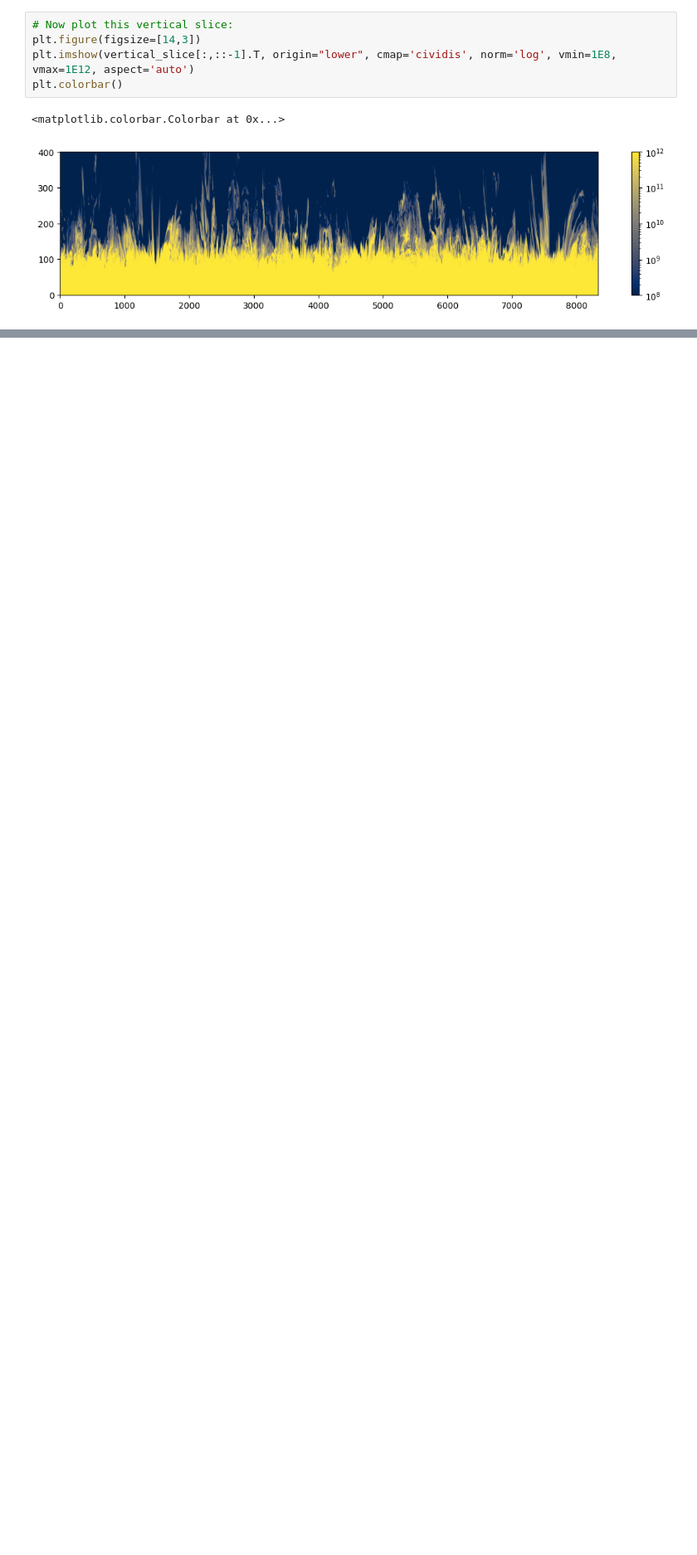
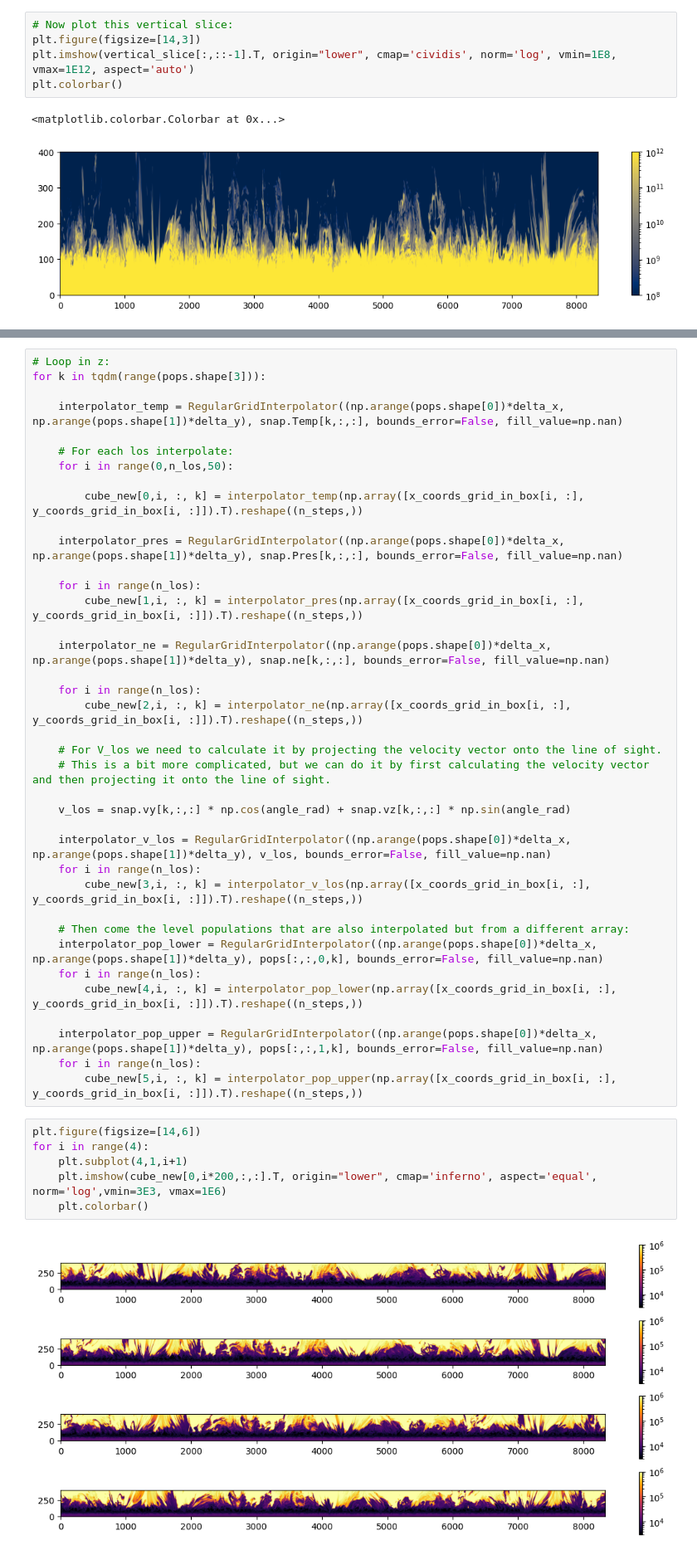
Before and after one commit to ivanzmilic/offlimb_3D_modeling, a Jupyter notebook: extend_cube.ipynb, the cells around one changed output, grey strips where cells are left out. Shown at 83% size. Saved outputs shown, nothing was run; the diff lists cells and outputs as text; blank space fills up the shorter version.

Commit message:
Extended things to interpolate everything so tomorrow we can synth stuff

```diff
--- a/extend_cube.ipynb
+++ b/extend_cube.ipynb
@@ -125,0 +215,46 @@ plt.colorbar()
+# %%
+# Loop in z:
+for k in tqdm(range(pops.shape[3])):
+
+    interpolator_temp = RegularGridInterpolator((np.arange(pops.shape[0])*delta_x, np.arange(pops.shape[1])*delta_y), snap.Temp[k,:,:], bounds_error=False, fill_value=np.nan)
+
+    # For each los interpolate:
+    for i in range(0,n_los,50):
+
+        cube_new[0,i, :, k] = interpolator_temp(np.array([x_coords_grid_in_box[i, :], y_coords_grid_in_box[i, :]]).T).reshape((n_steps,))
+
+    interpolator_pres = RegularGridInterpolator((np.arange(pops.shape[0])*delta_x, np.arange(pops.shape[1])*delta_y), snap.Pres[k,:,:], bounds_error=False, fill_value=np.nan)
+
+    for i in range(n_los):
+        cube_new[1,i, :, k] = interpolator_pres(np.array([x_coords_grid_in_box[i, :], y_coords_grid_in_box[i, :]]).T).reshape((n_steps,))
+
+    interpolator_ne = RegularGridInterpolator((np.arange(pops.shape[0])*delta_x, np.arange(pops.shape[1])*delta_y), snap.ne[k,:,:], bounds_error=False, fill_value=np.nan)
+
+    for i in range(n_los):
+        cube_new[2,i, :, k] = interpolator_ne(np.array([x_coords_grid_in_box[i, :], y_coords_grid_in_box[i, :]]).T).reshape((n_steps,))
+
+    # For V_los we need to calculate it by projecting the velocity vector onto the line of sight.
+    # This is a bit more complicated, but we can do it by first calculating the velocity vector and then projecting it onto the line of sight.
+
+    v_los = snap.vy[k,:,:] * np.cos(angle_rad) + snap.vz[k,:,:] * np.sin(angle_rad)
+
+    interpolator_v_los = RegularGridInterpolator((np.arange(pops.shape[0])*delta_x, np.arange(pops.shape[1])*delta_y), v_los, bounds_error=False, fill_value=np.nan)
+    for i in range(n_los):
+        cube_new[3,i, :, k] = interpolator_v_los(np.array([x_coords_grid_in_box[i, :], y_coords_grid_in_box[i, :]]).T).reshape((n_steps,))
+
+    # Then come the level populations that are also interpolated but from a different array:
+    interpolator_pop_lower = RegularGridInterpolator((np.arange(pops.shape[0])*delta_x, np.arange(pops.shape[1])*delta_y), pops[:,:,0,k], bounds_error=False, fill_value=np.nan)
+    for i in range(n_los):
+        cube_new[4,i, :, k] = interpolator_pop_lower(np.array([x_coords_grid_in_box[i, :], y_coords_grid_in_box[i, :]]).T).reshape((n_steps,))
+
+    interpolator_pop_upper = RegularGridInterpolator((np.arange(pops.shape[0])*delta_x, np.arange(pops.shape[1])*delta_y), pops[:,:,1,k], bounds_error=False, fill_value=np.nan)
+    for i in range(n_los):
+        cube_new[5,i, :, k] = interpolator_pop_upper(np.array([x_coords_grid_in_box[i, :], y_coords_grid_in_box[i, :]]).T).reshape((n_steps,))
+# %%
+plt.figure(figsize=[14,6])
+for i in range(4):
+    plt.subplot(4,1,i+1)
+    plt.imshow(cube_new[0,i*200,:,:].T, origin="lower", cmap='inferno', aspect='equal', norm='log',vmin=3E3, vmax=1E6)
+    plt.colorbar()
+# %% [output]
+[figure, added]
```
Also changed, not shown: parts of 11 cells of this notebook, 1 other file.
